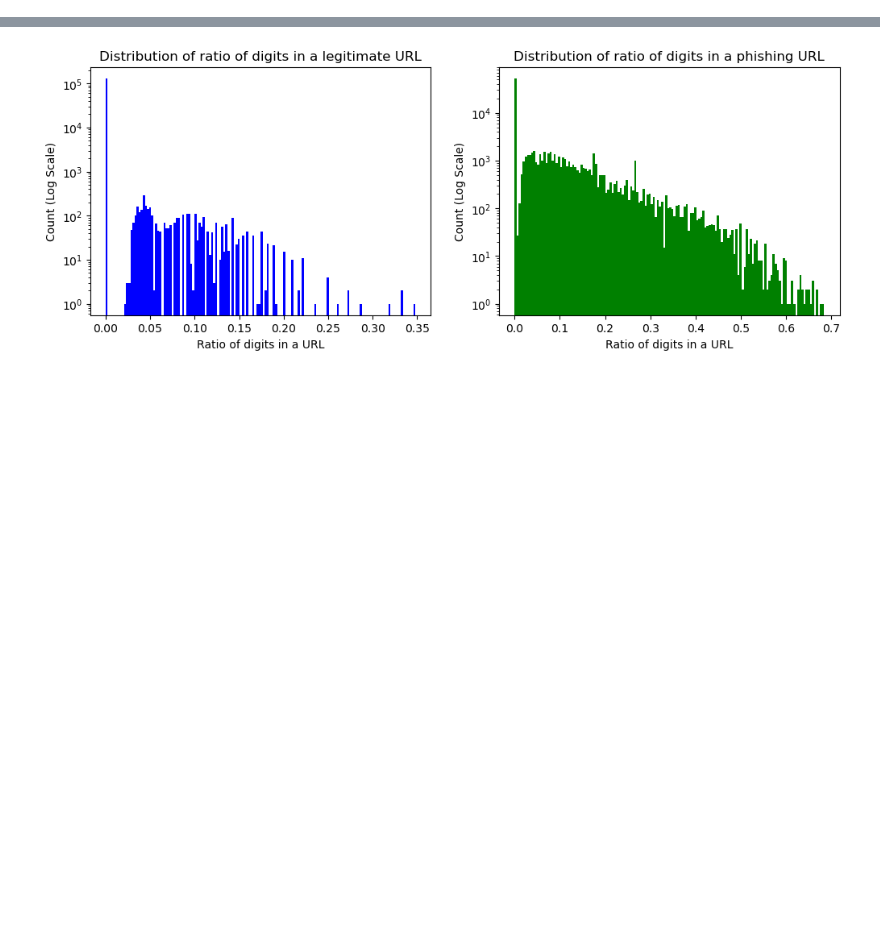
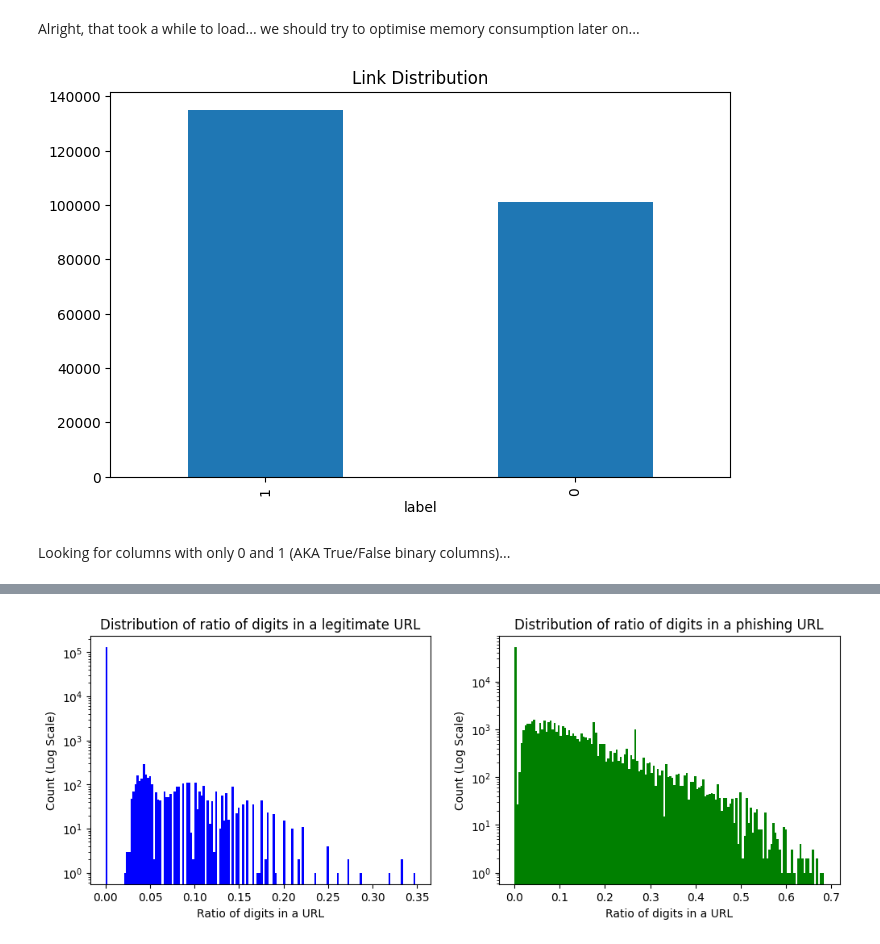
Before and after one commit to gjh0239/AITT-Assignment, a Jupyter notebook: Assignment/Assignment.ipynb, the cells around one changed output, grey strips where cells are left out. Saved outputs shown, nothing was run; the diff lists cells and outputs as text; code cells hidden in the pictures; blank space fills up the shorter version.

```diff
--- a/Assignment/Assignment.ipynb
+++ b/Assignment/Assignment.ipynb
@@ -28,0 +125,11 @@ Index(['URL', 'URLLength', 'Domain', 'DomainLength', 'IsDomainIP', 'TLD',
+# %% [markdown]
+Alright, that took a while to load... we should try to optimise memory consumption later on...
+# %%
+plt.figure(figsize=(8, 5))
+df['label'].value_counts().plot(kind='bar')
+plt.title('Link Distribution')
+plt.show()
+# %% [output]
+[figure, added]
+# %% [markdown]
+Looking for columns with only 0 and 1 (AKA True/False binary columns)...
```
Also changed, not shown: parts of 57 cells of this notebook.
